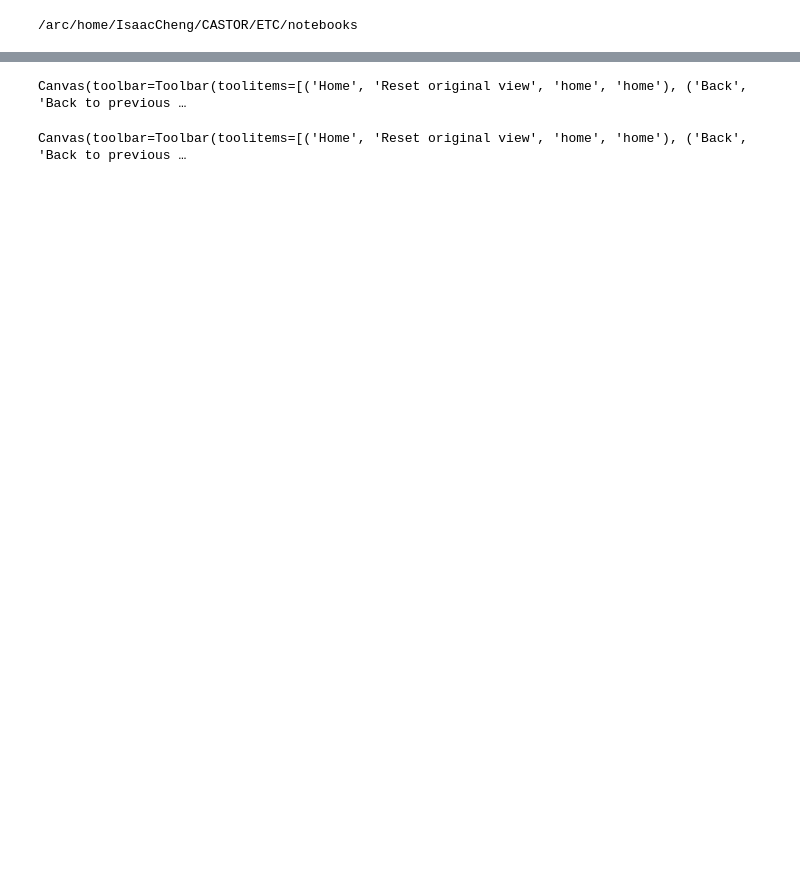
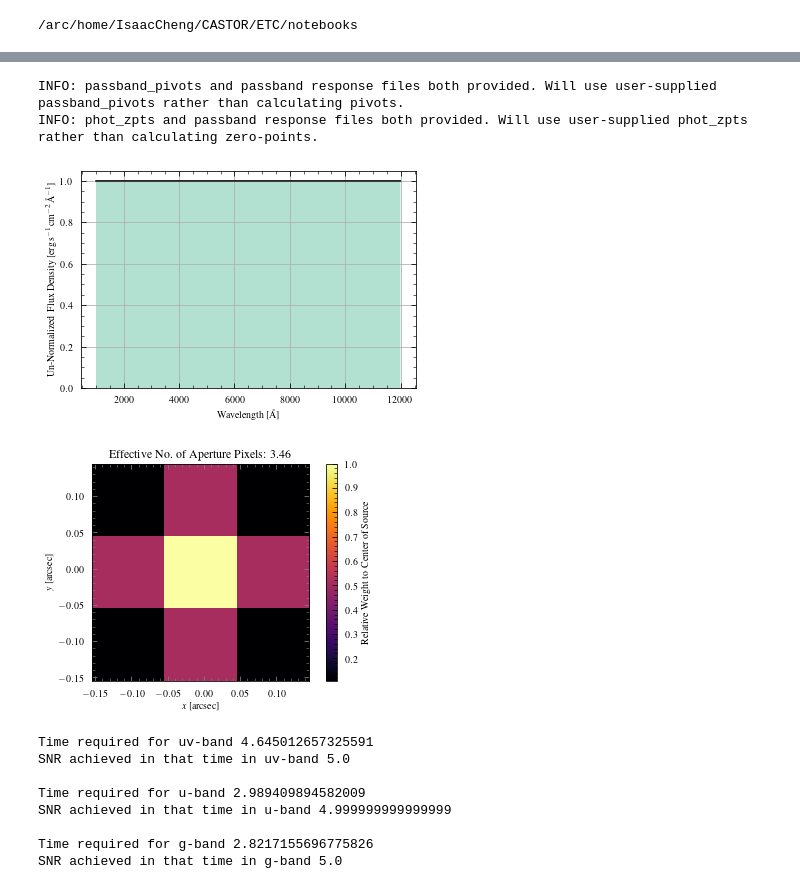
Before and after one commit to CASTOR-telescope/ETC, a Jupyter notebook: notebooks/photometry.ipynb, the cells around one changed output, grey strips where cells are left out. Cells and saved outputs as stored; diff of their text form; code cells hidden in the pictures; blank space fills up the shorter version.

```diff
--- a/notebooks/photometry.ipynb
+++ b/notebooks/photometry.ipynb
@@ -83,58 +76,61 @@ use the passband response curves to convert the spectra to electron/s.
 # %%
-importlib.reload(src)
-importlib.reload(phot)
-
-%matplotlib widget
-
 #
 # Define telescope instance
 #
-MyTelescope = Telescope(px_scale=0.1 * u.arcsec)
+MyTelescope = Telescope(
+    px_scale=0.1 * u.arcsec,
+    phot_zpts=params.PHOT_ZPTS,
+    passband_pivots=params.PASSBAND_PIVOTS,
+)
 #
 # Generate background object
 #
-# MyBackground = Background(mags_per_sq_arcsec=background_values.SKY_BACKGROUND)
-MyBackground = Background()
+MyBackground = Background(mags_per_sq_arcsec=background_values.SKY_BACKGROUND)
 MyBackground.add_geocoronal_emission(flux="avg")
 #
 # Create source
 #
-# MySource = src.PointSource(
-#     src.Profiles.ellipse(a0=0.5 * u.arcsec, b0=0.2 * u.arcsec, angle=45), angle=1 * u.arcsec
-# )
-MySource = src.PointSource(src.Profiles.uniform(), angle=0.1 * u.arcsec)
+flux_profile = Profiles.uniform()
+MySource = src.PointSource(flux_profile, angle=0.1 * u.arcsec)
+
 wavelengths = np.arange(0.1, 1.2, 0.001) * u.um
 MySource.generate_uniform(wavelengths=wavelengths, value=1.0)  # (in erg/s/cm^2/A)
-
 fig, ax = plt.subplots()
 ax.plot(MySource.wavelengths.value, MySource.spectrum, "k")
 ax.fill_between(MySource.wavelengths.value, MySource.spectrum, alpha=0.5)
 ax.set_xlabel("Wavelength [\AA]")
 ax.set_ylabel(r"Un-Normalized Flux Density [$\rm erg\, s^{-1}\, cm^{-2}\,$\AA$^{-1}$]")
 ax.set_ylim(bottom=0)
 plt.show()
 
-# MySource.norm_to_value(
-#     22.0,
-#     "mag",
-#     passband_lims=MyTelescope.passband_limits["u"],
-#     pivot_wavelength=MyTelescope.passband_pivots["u"],
-# )
-# fig, ax = plt.subplots()
-# ax.plot(MySource.wavelengths.value, MySource.spectrum, "k")
-# ax.fill_between(MySource.wavelengths.value, MySource.spectrum, alpha=0.5)
-# ax.set_xlabel("Wavelength [\AA]")
-# ax.set_ylabel(r"Flux Density [$\rm erg\, s^{-1}\, cm^{-2}\,$\AA$^{-1}$]")
-# ax.set_ylim(bottom=0)
-# plt.show()
-
-MyPhot = phot.Photometry(MyTelescope, MySource, MyBackground)
-MyPhot.use_elliptical_aperture(a=0.1 * u.arcsec, b=0.4 * u.arcsec, center=[0, 0.1] << u.arcsec, rotation=20)
-# MyPhot.use_rectangular_aperture(width=2 * u.arcsec, length=1 * u.arcsec, center=[0, 4] << u.arcsec, weight_res=0.01)
-# MyPhot.use_rectangular_aperture(width=2 * u.arcsec, length=1 * u.arcsec, center=[0.5, 0] << u.arcsec)
-# MyPhot.use_optimal_aperture(factor=1.4)
-# MyPhot.source_weights[np.isnan(MyPhot.source_weights)] = 1
-MyPhot.show_source_weights(mark_source=True, source_markersize=4)
+_show_weights = True
+for band in MyTelescope.passbands:
+    MySource.norm_to_value(
+        22.0,
+        "mag",
+        passband_lims=MyTelescope.passband_limits[band],
+        pivot_wavelength=MyTelescope.passband_pivots[band],
+    )
+    MyPhot = Photometry(MyTelescope, MySource, MyBackground)
+    MyPhot.use_optimal_aperture(quiet=True)
+    if _show_weights:
+        MyPhot.show_source_weights(mark_source=False, source_markersize=4)
+        _show_weights = False  # only display once
+    result1 = MyPhot.calc_snr_or_t(snr=5, include_redleak=False)[band]
+    print(f"Time required for {band}-band", result1)
+    result2 = MyPhot.calc_snr_or_t(t=result1, include_redleak=False)[band]
+    print(f"SNR achieved in that time in {band}-band", result2)
+    print()
 # %% [output]
-Canvas(toolbar=Toolbar(toolitems=[('Home', 'Reset original view', 'home', 'home'), ('Back', 'Back to previous …
+INFO: passband_pivots and passband response files both provided. Will use user-supplied passband_pivots rather than calculating pivots.
+INFO: phot_zpts and passband response files both provided. Will use user-supplied phot_zpts rather than calculating zero-points.
+[figure, added]
+[figure, added]
-Canvas(toolbar=Toolbar(toolitems=[('Home', 'Reset original view', 'home', 'home'), ('Back', 'Back to previous …
+Time required for uv-band 4.645012657325591
+SNR achieved in that time in uv-band 5.0
+
+Time required for u-band 2.989409894582009
+SNR achieved in that time in u-band 4.999999999999999
+
+Time required for g-band 2.8217155696775826
+SNR achieved in that time in g-band 5.0
```
Also changed, not shown: parts of 22 cells of this notebook.
